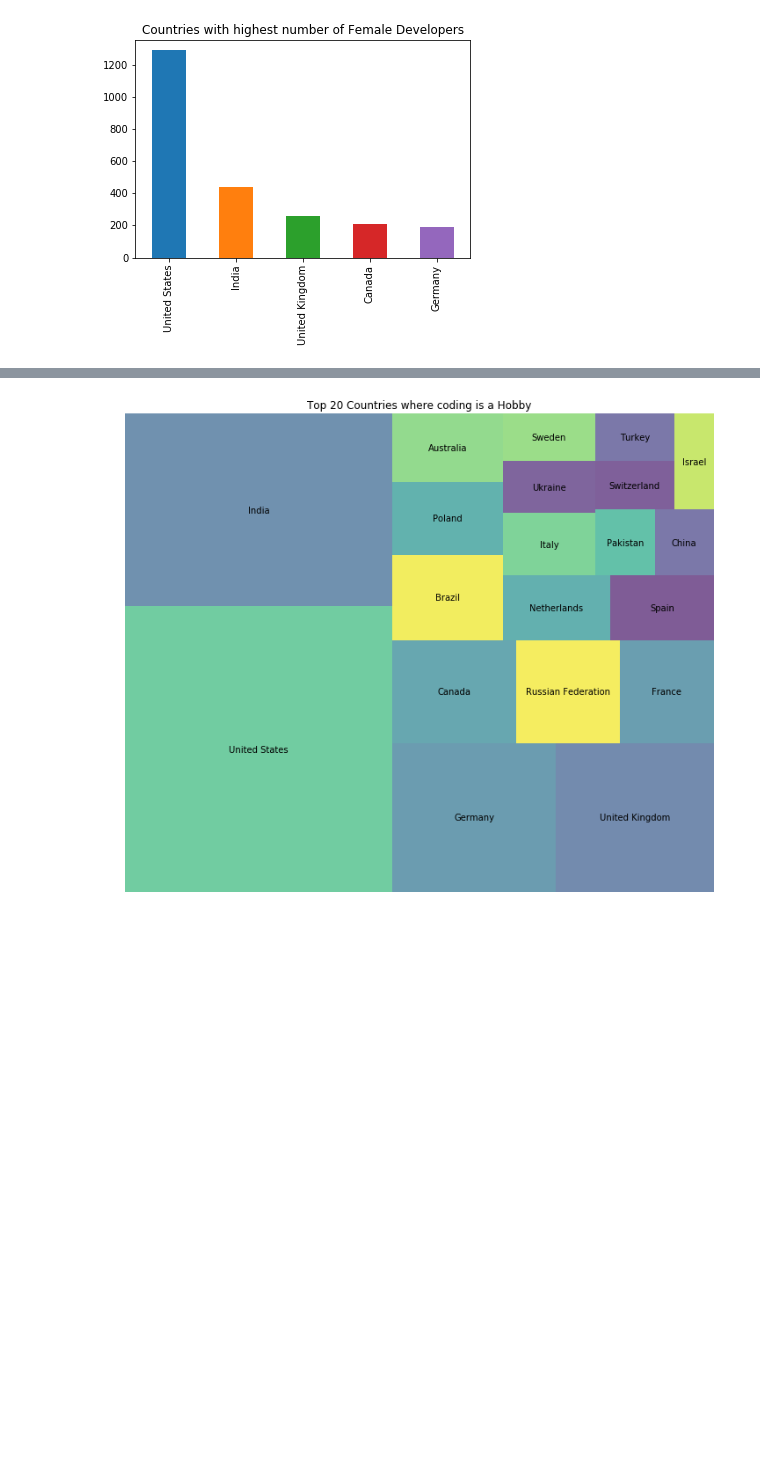
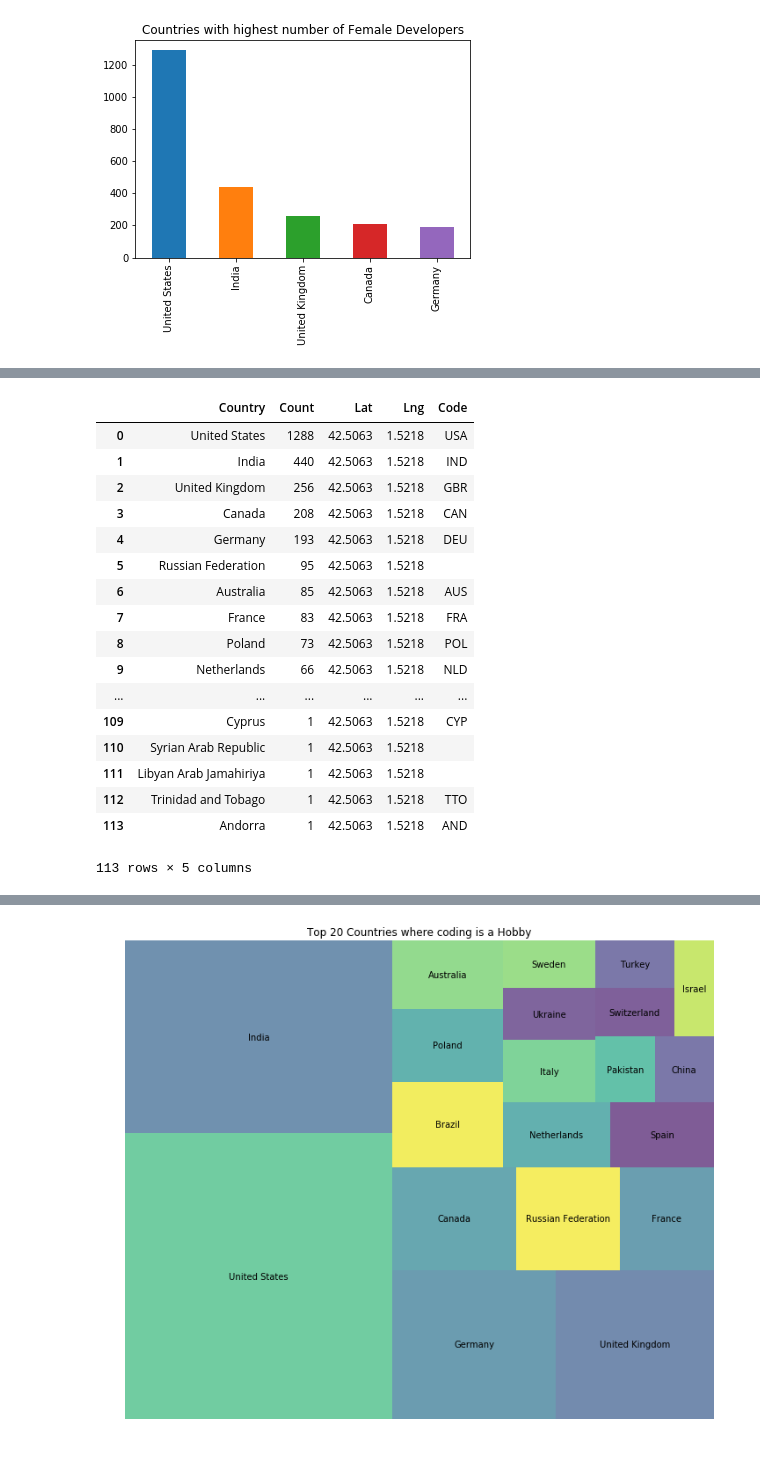
Before and after one commit to kuldeepemol/tech-nerds, a Jupyter notebook: analysis.ipynb, the cells around one changed output, grey strips where cells are left out. Saved outputs shown, nothing was run; the diff lists cells and outputs as text; code cells hidden in the pictures; blank space fills up the shorter version.

```diff
--- a/analysis.ipynb
+++ b/analysis.ipynb
@@ -89,3 +98,12 @@ plt.title('Countries with highest number of Female Developers')
 # %% [output]
 Text(0.5,1,'Countries with highest number of Female Developers')
 [figure]
+# %%
+
+gender_df_list = pd.DataFrame()
+gender_df_list['Country'] = female_df['Country'].value_counts().index
+gender_df_list['Count'] = female_df['Country'].value_counts().values
+gender_df_list['Lat'] = ""
+gender_df_list['Lng'] = ""
+gender_df_list['Code'] = ""
+gender_df_list = gender_df_list[gender_df_list.Country != 'Other Country (Not Listed Above)']
@@ -91,0 +173,28 @@ Text(0.5,1,'Countries with highest number of Female Developers')
+# %%
+df_code = pd.read_csv('https://raw.githubusercontent.com/plotly/datasets/master/2014_world_gdp_with_codes.csv')
+for index, row in gender_df_list.iterrows():
+    country = row['Country']
+    for index2, row2 in df_code.iterrows():
+        if country == row2['COUNTRY']:
+            gender_df_list.loc[index, "Code"] = row2['CODE']
+# %%
+gender_df_list
+# %% [output]
+|  | Country | Count | Lat | Lng | Code |
+| 0 | United States | 1288 | 42.5063 | 1.5218 | USA |
+| 1 | India | 440 | 42.5063 | 1.5218 | IND |
+| 2 | United Kingdom | 256 | 42.5063 | 1.5218 | GBR |
+| 3 | Canada | 208 | 42.5063 | 1.5218 | CAN |
+| 4 | Germany | 193 | 42.5063 | 1.5218 | DEU |
+| 5 | Russian Federation | 95 | 42.5063 | 1.5218 |  |
+| 6 | Australia | 85 | 42.5063 | 1.5218 | AUS |
+| 7 | France | 83 | 42.5063 | 1.5218 | FRA |
+| 8 | Poland | 73 | 42.5063 | 1.5218 | POL |
+| 9 | Netherlands | 66 | 42.5063 | 1.5218 | NLD |
+| ... | ... | ... | ... | ... | ... |
+| 109 | Cyprus | 1 | 42.5063 | 1.5218 | CYP |
+| 110 | Syrian Arab Republic | 1 | 42.5063 | 1.5218 |  |
+| 111 | Libyan Arab Jamahiriya | 1 | 42.5063 | 1.5218 |  |
+| 112 | Trinidad and Tobago | 1 | 42.5063 | 1.5218 | TTO |
+| 113 | Andorra | 1 | 42.5063 | 1.5218 | AND |
+113 rows × 5 columns
```
Also changed, not shown: parts of 11 cells of this notebook.
